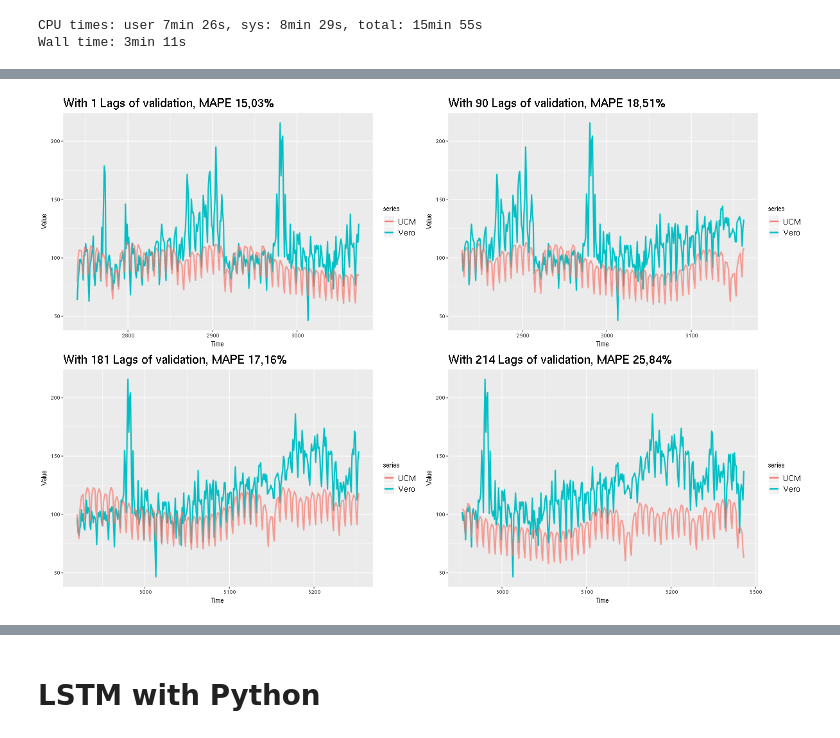
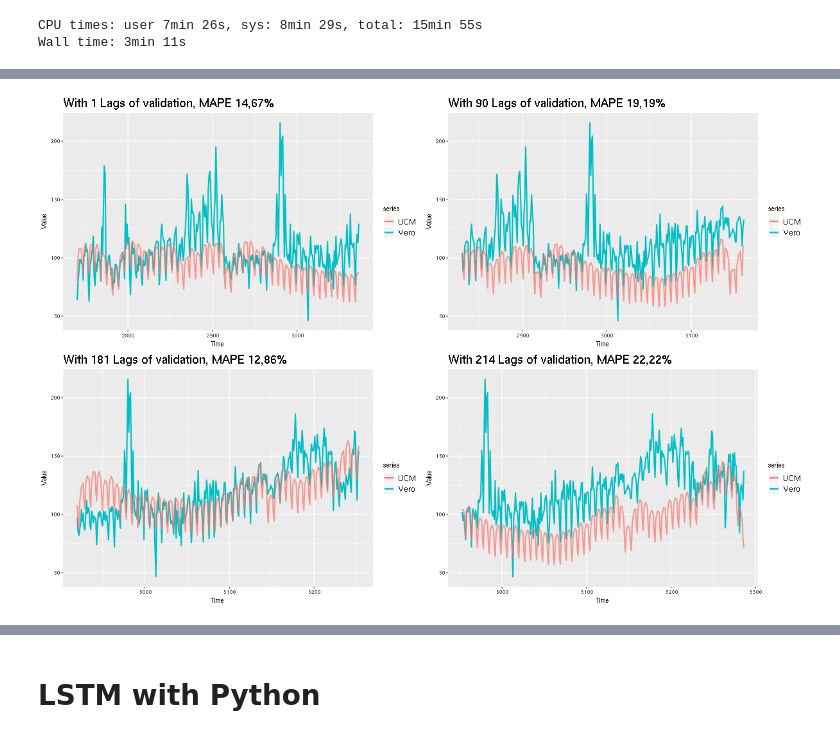
Before and after one commit to pkasela/Time_Series-Project, a Jupyter notebook: Pranav_Kasela_846965.ipynb, the cells around one changed output, grey strips where cells are left out. Cells and saved outputs as stored; diff of their text form; code cells hidden in the pictures.

```diff
--- a/Pranav_Kasela_846965.ipynb
+++ b/Pranav_Kasela_846965.ipynb
@@ -728,0 +907,28 @@ Wall time: 3min 11s
+# %%
+%%time
+%%R
+
+data <- c(rep(NA, 334))
+temp_mod <- SSModel(data ~  SSMtrend(2, list(0,fit2$model$Q[2,2,1])) +
+                      SSMseasonal(7, fit2$model$Q[3,3,1], "dummy") +
+                      SSMseasonal(365, fit2$model$Q[4, 4, 1], "trig",
+                              harmonics = 1:24),
+                    H = fit2$model$H)
+ucm_pred <- predict(fit2$model, newdata=temp_mod)[1:334]
+valid <- as.numeric(validation)[1:334]
+
+score <- c(mean(abs(ucm_pred - valid)/valid))
+
+for (i in 1:(length(validation) - 334)){
+    data <- c(as.numeric(validation[1:i]), rep(NA, 334))
+    temp_mod <- SSModel(data ~ SSMtrend(2, list(0,fit2$model$Q[2,2,1])) +
+                      SSMseasonal(7, fit2$model$Q[3,3,1], "dummy") +
+                      SSMseasonal(365, fit2$model$Q[4, 4, 1], "trig",
+                                  harmonics = 1:24),
+                    H = fit2$model$H)
+    ucm_pred <- predict(fit2$model, newdata=temp_mod)[(i+1):(i+334)]
+    valid <- as.numeric(validation)[(i+1):(i+334)]
+    score <- c(score,mean(abs(ucm_pred - valid)/valid))
+}
+print(paste0("UCM average MAPE:", mean(score)))
+ucm_score <- mean(score)
@@ -730,7 +940,7 @@ Wall time: 3min 11s
 %%R -w 1200 -h 800
 i=1
 data <- c(as.numeric(validation[1:i]), rep(NA, 334))
-temp_mod <- SSModel(data ~ SSMtrend(2, list(fit2$model$Q[1,1,1],fit2$model$Q[2,2,1])) +
+temp_mod <- SSModel(data ~ SSMtrend(2, list(0,fit2$model$Q[2,2,1])) +
                   SSMseasonal(7, fit2$model$Q[3,3,1], "dummy") +
                   SSMseasonal(365, fit2$model$Q[4, 4, 1], "trig",
                               harmonics = 1:24),
@@ -753,7 +963,7 @@ p1 <- ggplot() +
 i=90
 
 data <- c(as.numeric(validation[1:i]), rep(NA, 334))
-temp_mod <- SSModel(data ~ SSMtrend(2, list(fit2$model$Q[1,1,1],fit2$model$Q[2,2,1])) +
+temp_mod <- SSModel(data ~ SSMtrend(2, list(0,fit2$model$Q[2,2,1])) +
                   SSMseasonal(7, fit2$model$Q[3,3,1], "dummy") +
                   SSMseasonal(365, fit2$model$Q[4, 4, 1], "trig",
                               harmonics = 1:24),
@@ -775,7 +985,7 @@ p2 <- ggplot() +
 i=181
 
 data <- c(as.numeric(validation[1:i]), rep(NA, 334))
-temp_mod <- SSModel(data ~ SSMtrend(2, list(fit2$model$Q[1,1,1],fit2$model$Q[2,2,1])) +
+temp_mod <- SSModel(data ~ SSMtrend(2, list(0,fit2$model$Q[2,2,1])) +
                   SSMseasonal(7, fit2$model$Q[3,3,1], "dummy") +
                   SSMseasonal(365, fit2$model$Q[4, 4, 1], "trig",
                               harmonics = 1:24),
@@ -789,35 +999,35 @@ p3 <- ggplot() +
         autolayer(ts(temp_forecast, start=start(xts_to_ts(valid)),
                     frequency=frequency(xts_to_ts(valid))),
                   series="UCM", size=1, alpha=0.7) +
         xlab("Time") + ylab("Value") +
         ggtitle(paste0("With ", i, " Lags of validation, MAPE ",round(mae,4)*100,"%")) +
         theme(plot.title=element_text(size=18),
              legend.text=element_text(size=12))
 
 i=214
 data <- c(as.numeric(validation[1:i]), rep(NA, 334))
-temp_mod <- SSModel(data ~ SSMtrend(2, list(fit2$model$Q[1,1,1],fit2$model$Q[2,2,1])) +
+temp_mod <- SSModel(data ~ SSMtrend(2, list(0,fit2$model$Q[2,2,1])) +
                   SSMseasonal(7, fit2$model$Q[3,3,1], "dummy") +
                   SSMseasonal(365, fit2$model$Q[4, 4, 1], "trig",
                               harmonics = 1:24),
                 H = fit2$model$H)
 temp_forecast <- predict(fit2$model, newdata=temp_mod)[(i+1):(i+334)]
 valid <- validation[(i+1):(i+334)]
 mae <- mean(abs(temp_forecast - valid)/valid)
 
 p4 <- ggplot() +
         autolayer(xts_to_ts(valid), series="Vero",size=1) +
         autolayer(ts(temp_forecast, start=start(xts_to_ts(valid)),
                     frequency=frequency(xts_to_ts(valid))),
                   series="UCM", size=1, alpha=0.7) +
         xlab("Time") + ylab("Value") +
         ggtitle(paste0("With ", i, " Lags of validation, MAPE ",round(mae,4)*100,"%")) +
         theme(plot.title=element_text(size=18),
              legend.text=element_text(size=12))
 
 gridExtra::grid.arrange(p1, p2, p3, p4, nrow = 2)
 # %% [output]
-[figure, old version]
+[figure, new version]
 # %%
 %%R
 #in training:
```
Also changed, not shown: parts of 45 cells of this notebook, 6 other files.
